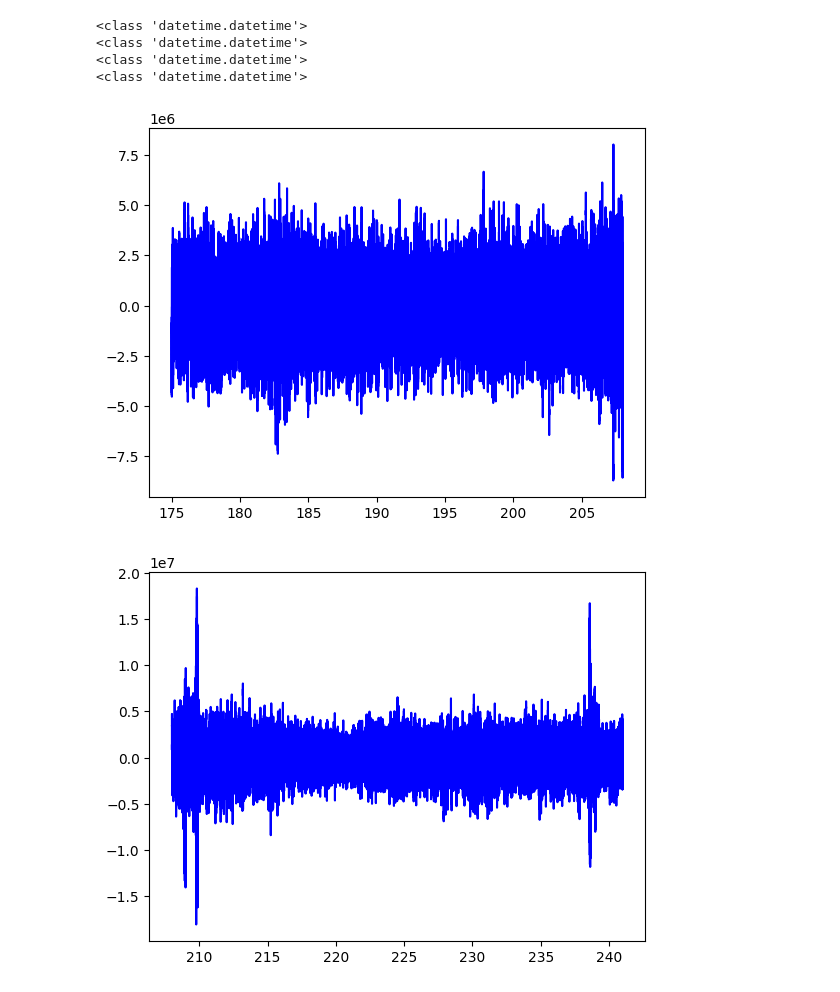
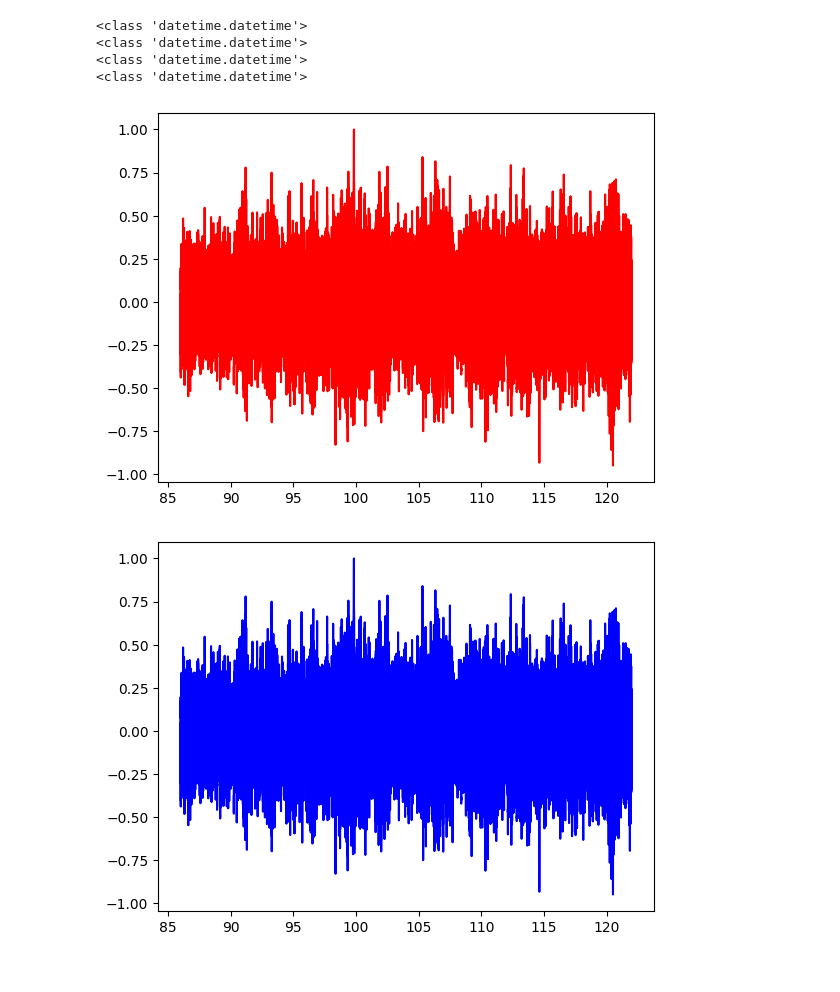
Before and after one commit to bdExplore/Scientific, a Jupyter notebook: Python/DJISummer.ipynb, the cells around one changed output. Cells and saved outputs as stored; diff of their text form; code cells hidden in the pictures.

```diff
--- a/Python/DJISummer.ipynb
+++ b/Python/DJISummer.ipynb
@@ -36,17 +36,19 @@ def plot2 (Y1, X1, Y2, X2):
     plt.show()
 
 def corr_f(data1, data2, f1):
-    mn = len(data1)
+    mn = min(len(data1), len(data2))
     data10 = ifft(data1)
     data20 = ifft(data2)
     s1 = np.zeros(mn)
     s2 = np.zeros(mn)
     f = fftfreq(mn, 1 / sample_rate)
+
     for i in range (0, mn):
         if f[i] > -f1:
             if f[i] < f1:
                 s1[i] = data10[i]
                 s2[i] = data20[i]
+
     corr_f = ifft(fft((np.abs(s1))**2)*np.conj(fft((np.abs(s2))**2)))
     return corr_f
 
@@ -68,13 +70,15 @@ def cr_arr_t(first, second):
     t1_beg, t1_end = count_time(first, df)
     t2_beg, t2_end = count_time(second, df)
     t_int1 = (t > t1_beg) & (t < t1_end)
-    t_int2 = (t < t2_beg) & (t > t1_end)
+    t_int2 = (t > t2_beg) & (t < t2_end)
     t1 = t[t_int1]
     t2 = t[t_int2]
-    f1 = fftfreq(int(len(t1)), 1 / sample_rate) # Массив частот
-    f2 = fftfreq(int(len(t2)), 1 / sample_rate) # Массив частот
+    f1 = fftfreq(int(min(len(t1), len(t2))), 1 / sample_rate) # Массив частот
+    f2 = fftfreq(int(min(len(t1), len(t2))), 1 / sample_rate) # Массив частот
     array = [t_int1, t_int2, t1, t2, f1, f2]
     return array
+def norm_max (data):
+    return data/max(data)
 
 t = np.arange(int(len(audio_data)))/sample_rate # Массив времен
 # %% [output]
@@ -83,11 +87,11 @@ t = np.arange(int(len(audio_data)))/sample_rate # Массив времен
 [   0 -256 -256 ...  768  256    0]
 # %%
 # Создание массивов, используемых в обработке
-t_f_arr_1 = cr_arr_t(22, 23)
+t_f_arr_1 = cr_arr_t(21, 22)
 audio_data1_f1 = audio_data[t_f_arr_1[0]]
-audio_data2_f1= audio_data[t_f_arr_1[1]]
-y1 = ifft(audio_data1_f1)
-y2 = ifft(audio_data2_f1)
+audio_data1_f1 = norm_max(audio_data1_f1)
+audio_data2_f1 = audio_data[t_f_arr_1[1]]
+audio_data2_f1 = norm_max(audio_data2_f1)
 # %% [output]
 <class 'datetime.datetime'>
 <class 'datetime.datetime'>
@@ -107,13 +111,13 @@ y2 = ifft(audio_data2_f2)
 <class 'datetime.datetime'>
 # %%
 # Графики исследований
-plt.plot(t_f_arr_1[2], audio_data1_f1, color='blue', label='Small')
+plt.plot(t_f_arr_1[2], audio_data1_f1, color='red', label='Small')
 plt.show()
 
 plt.plot(t_f_arr_1[3], audio_data2_f1, color='blue', label='Small')
 plt.show()
 # %% [output]
-[figure, old version]
+[figure, new version]
-[figure, old version]
+[figure, new version]
 # %%
 # Графики исследований
```
Also changed, not shown: parts of 3 cells of this notebook.
